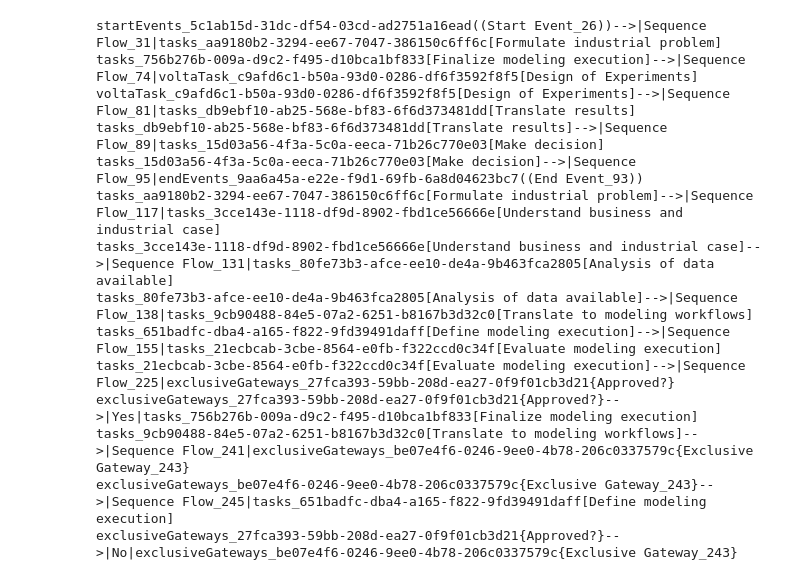
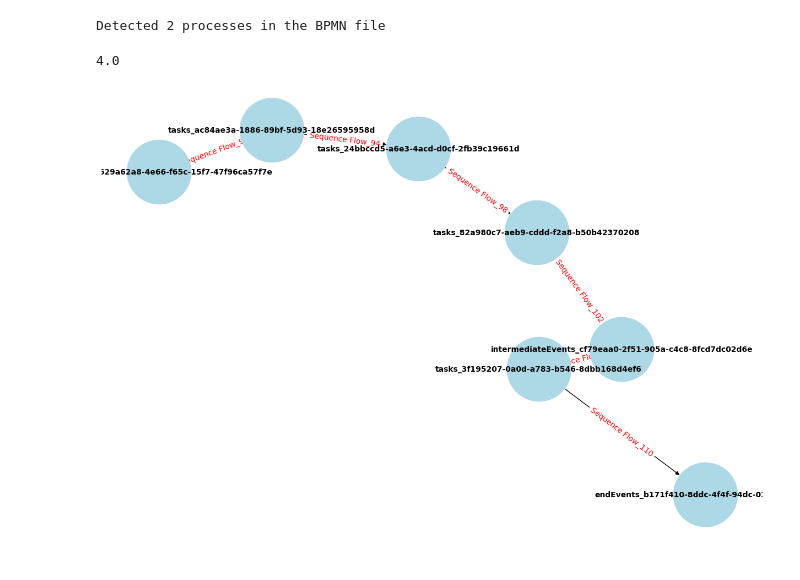
Before and after one commit to mariiapronesti01/bpnm_code, a Jupyter notebook: from_xml_to_mer.ipynb, the cells around one changed output. Cells and saved outputs as stored; diff of their text form; code cells hidden in the pictures.

Commit message:
working version for more processes

```diff
--- a/from_xml_to_mer.ipynb
+++ b/from_xml_to_mer.ipynb
@@ -37,0 +15,19 @@ def extract_bpmn_info(ns, file):
+# %%
+# Helper function to extract BPMN elements for a given process -- can be enriched with more elements
+def extract_process_elements(ns, process):
+        tasks, gateways, events, edges = [], [], [], []
+        for child in process:
+            # Extract all tasks
+            if re.match(f'{ns}.*task', child.tag, re.IGNORECASE):
+                tasks.append(child.attrib)
+            # Extract all gateways
+            elif re.match(f'{ns}.*Gateway', child.tag, re.IGNORECASE):
+                gateways.append(child.attrib)
+            # Extract start and end events
+            elif re.match(f'{ns}.*Event', child.tag, re.IGNORECASE):
+                events.append(child.attrib)
+            # Extract all sequence flows (edges)
+            elif child.tag == f'{ns}sequenceFlow':
+                edges.append(child.attrib)
+
+        return tasks, gateways, events, edges
@@ -86,3 +172,3 @@ def add_brackets(df):
 # %%
-file = 'esteco_trial.bpmn'
+file = 'multiple_trial.bpmn'
 ns = '{http://www.omg.org/spec/BPMN/20100524/MODEL}'
@@ -111,18 +175,4 @@ df
-# %%
-for i in range(len(df)):
-    print(f"{df.iloc[i]['sourceRef']}", f"{df.iloc[i]['sourceOpen']}", f"{df.iloc[i]['sourceName']}", f"{df.iloc[i]['sourceClose']}", '-->','|', f"{df.iloc[i]['name']}",'|', f"{df.iloc[i]['targetRef']}", f"{df.iloc[i]['targetOpen']}", f"{df.iloc[i]['targetName']}", f"{df.iloc[i]['targetClose']}", sep='')
-# %% [output]
-startEvents_5c1ab15d-31dc-df54-03cd-ad2751a16ead((Start Event_26))-->|Sequence Flow_31|tasks_aa9180b2-3294-ee67-7047-386150c6ff6c[Formulate industrial problem]
-tasks_756b276b-009a-d9c2-f495-d10bca1bf833[Finalize modeling execution]-->|Sequence Flow_74|voltaTask_c9afd6c1-b50a-93d0-0286-df6f3592f8f5[Design of Experiments]
-voltaTask_c9afd6c1-b50a-93d0-0286-df6f3592f8f5[Design of Experiments]-->|Sequence Flow_81|tasks_db9ebf10-ab25-568e-bf83-6f6d373481dd[Translate results]
-tasks_db9ebf10-ab25-568e-bf83-6f6d373481dd[Translate results]-->|Sequence Flow_89|tasks_15d03a56-4f3a-5c0a-eeca-71b26c770e03[Make decision]
-tasks_15d03a56-4f3a-5c0a-eeca-71b26c770e03[Make decision]-->|Sequence Flow_95|endEvents_9aa6a45a-e22e-f9d1-69fb-6a8d04623bc7((End Event_93))
-tasks_aa9180b2-3294-ee67-7047-386150c6ff6c[Formulate industrial problem]-->|Sequence Flow_117|tasks_3cce143e-1118-df9d-8902-fbd1ce56666e[Understand business and industrial case]
-tasks_3cce143e-1118-df9d-8902-fbd1ce56666e[Understand business and industrial case]-->|Sequence Flow_131|tasks_80fe73b3-afce-ee10-de4a-9b463fca2805[Analysis of data available]
-tasks_80fe73b3-afce-ee10-de4a-9b463fca2805[Analysis of data available]-->|Sequence Flow_138|tasks_9cb90488-84e5-07a2-6251-b8167b3d32c0[Translate to modeling workflows]
-tasks_651badfc-dba4-a165-f822-9fd39491daff[Define modeling execution]-->|Sequence Flow_155|tasks_21ecbcab-3cbe-8564-e0fb-f322ccd0c34f[Evaluate modeling execution]
-tasks_21ecbcab-3cbe-8564-e0fb-f322ccd0c34f[Evaluate modeling execution]-->|Sequence Flow_225|exclusiveGateways_27fca393-59bb-208d-ea27-0f9f01cb3d21{Approved?}
-exclusiveGateways_27fca393-59bb-208d-ea27-0f9f01cb3d21{Approved?}-->|Yes|tasks_756b276b-009a-d9c2-f495-d10bca1bf833[Finalize modeling execution]
-tasks_9cb90488-84e5-07a2-6251-b8167b3d32c0[Translate to modeling workflows]-->|Sequence Flow_241|exclusiveGateways_be07e4f6-0246-9ee0-4b78-206c0337579c{Exclusive Gateway_243}
-exclusiveGateways_be07e4f6-0246-9ee0-4b78-206c0337579c{Exclusive Gateway_243}-->|Sequence Flow_245|tasks_651badfc-dba4-a165-f822-9fd39491daff[Define modeling execution]
-exclusiveGateways_27fca393-59bb-208d-ea27-0f9f01cb3d21{Approved?}-->|No|exclusiveGateways_be07e4f6-0246-9ee0-4b78-206c0337579c{Exclusive Gateway_243}
+# %%
+dfs = obtain_mer_file(ns, file, 'output.txt', return_df=True)
+# %% [output]
+Detected 2 processes in the BPMN file
@@ -128,0 +181,19 @@ exclusiveGateways_27fca393-59bb-208d-ea27-0f9f01cb3d21{Approved?}-->|No|exclusiv
+# %%
+G1 = nx.from_pandas_edgelist(dfs[0], 'sourceRef', 'targetRef', edge_attr=True, create_using=nx.DiGraph)
+G2 = nx.from_pandas_edgelist(dfs[1], 'sourceRef', 'targetRef', edge_attr=True, create_using=nx.DiGraph)
+# %%
+nx.graph_edit_distance(G1, G2)
+# %% [output]
+4.0
+# %%
+# Draw the graph
+import matplotlib.pyplot as plt
+
+plt.figure(figsize=(12, 8))
+pos = nx.spring_layout(G2, seed=42)
+nx.draw(G2, pos, with_labels=True, node_size=7000, node_color='lightblue', font_size=10, font_weight='bold')
+edge_labels = nx.get_edge_attributes(G2, 'name')
+nx.draw_networkx_edge_labels(G2, pos, edge_labels=edge_labels, font_color='red')
+plt.show()
+# %% [output]
+[figure, added]
```
Also changed, not shown: parts of 11 cells of this notebook, 1 other file.
